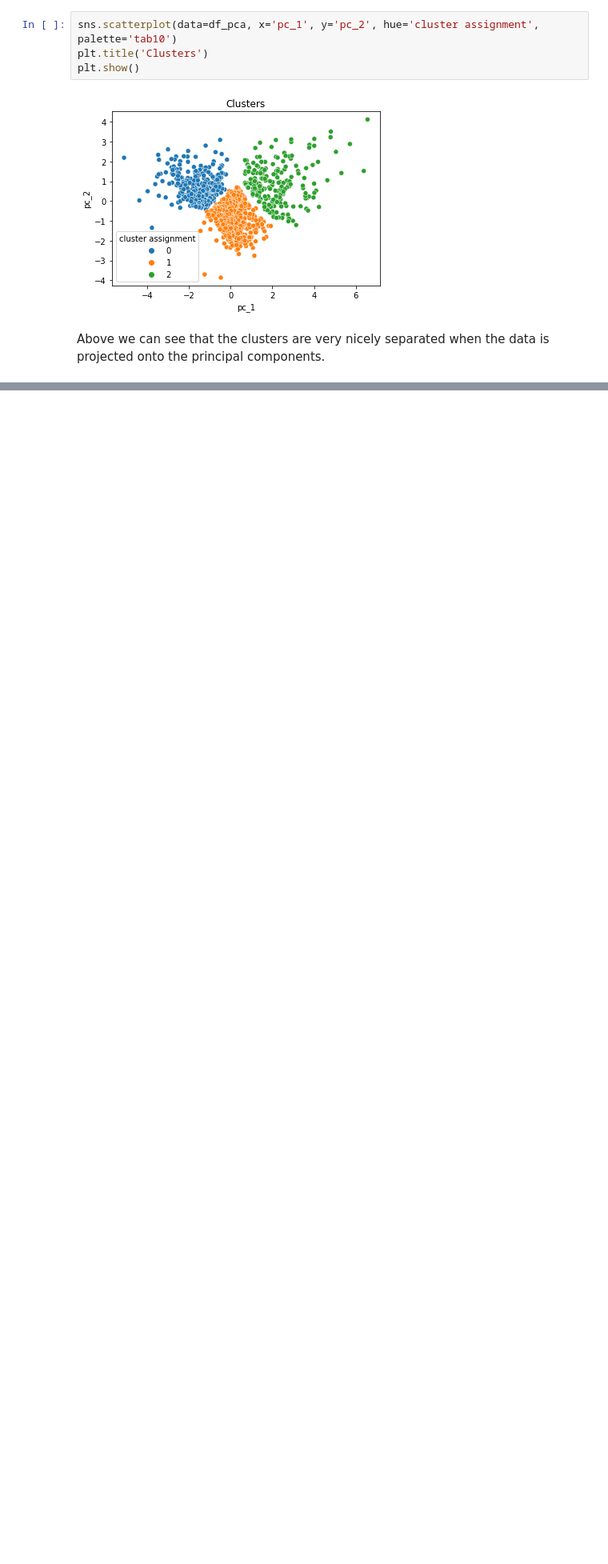
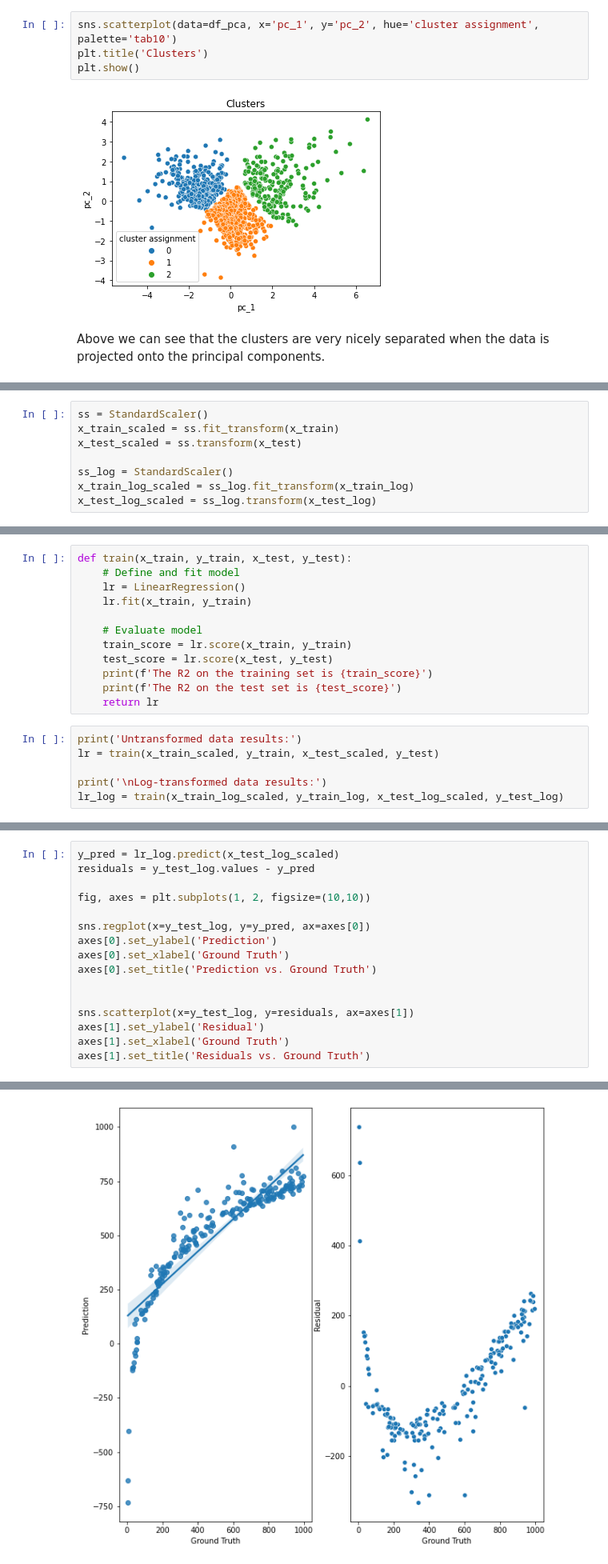
Before and after one commit to penichols10/top_tik_tokers, a Jupyter notebook: top_tik_tokers.ipynb, the cells around one changed output, grey strips where cells are left out. Shown: that part at 80% size. Saved outputs shown, nothing was run; the diff lists cells and outputs as text; blank space fills up the shorter version.

```diff
--- a/top_tik_tokers.ipynb
+++ b/top_tik_tokers.ipynb
@@ -284,0 +357,8 @@ Above we can see that the clusters are very nicely separated when the data is pr
+# %%
+ss = StandardScaler()
+x_train_scaled = ss.fit_transform(x_train)
+x_test_scaled = ss.transform(x_test)
+
+ss_log = StandardScaler()
+x_train_log_scaled = ss_log.fit_transform(x_train_log)
+x_test_log_scaled = ss_log.transform(x_test_log)
@@ -284,0 +368,18 @@ Above we can see that the clusters are very nicely separated when the data is pr
+# %%
+def train(x_train, y_train, x_test, y_test):
+    # Define and fit model
+    lr = LinearRegression()
+    lr.fit(x_train, y_train)
+
+    # Evaluate model
+    train_score = lr.score(x_train, y_train)
+    test_score = lr.score(x_test, y_test)
+    print(f'The R2 on the training set is {train_score}')
+    print(f'The R2 on the test set is {test_score}')
+    return lr
+# %%
+print('Untransformed data results:')
+lr = train(x_train_scaled, y_train, x_test_scaled, y_test)
+
+print('\nLog-transformed data results:')
+lr_log = train(x_train_log_scaled, y_train_log, x_test_log_scaled, y_test_log)
@@ -284,0 +401,17 @@ Above we can see that the clusters are very nicely separated when the data is pr
+# %%
+y_pred = lr_log.predict(x_test_log_scaled)
+residuals = y_test_log.values - y_pred
+
+fig, axes = plt.subplots(1, 2, figsize=(10,10))
+
+sns.regplot(x=y_test_log, y=y_pred, ax=axes[0])
+axes[0].set_ylabel('Prediction')
+axes[0].set_xlabel('Ground Truth')
+axes[0].set_title('Prediction vs. Ground Truth')
+
+
+sns.scatterplot(x=y_test_log, y=residuals, ax=axes[1])
+axes[1].set_ylabel('Residual')
+axes[1].set_xlabel('Ground Truth')
+axes[1].set_title('Residuals vs. Ground Truth')
+# %% [output]
@@ -284,0 +419 @@ Above we can see that the clusters are very nicely separated when the data is pr
+[figure, added]
```
Also changed, not shown: parts of 37 cells of this notebook, 1 other file.
